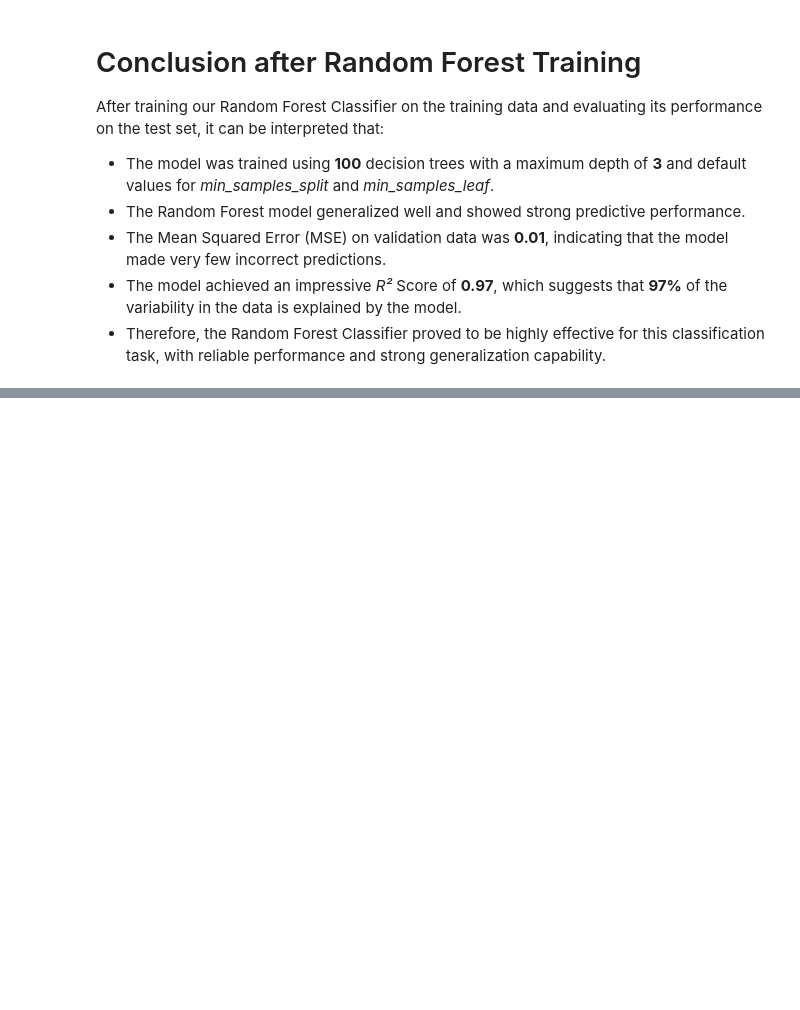
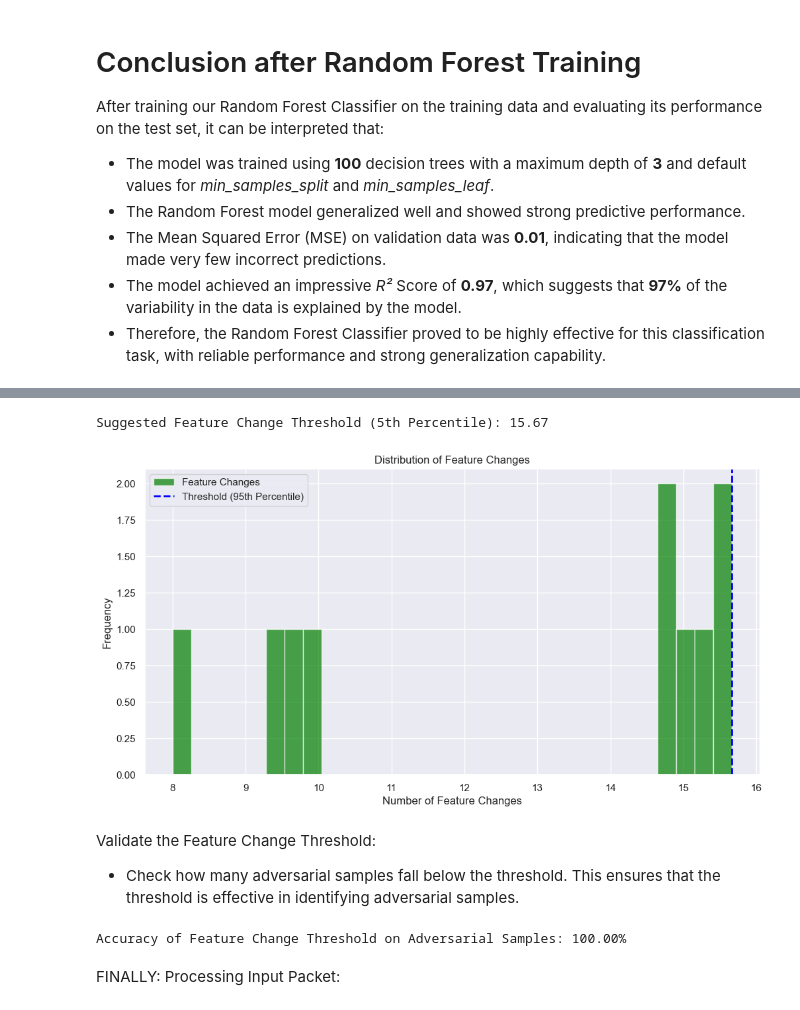
Before and after one commit to s-m-sharjeel/counterfactual-ml-ids, a Jupyter notebook: cicids-ids-2018-using-randomforest.ipynb, the cells around one changed output, grey strips where cells are left out. Drawn from its saved outputs; the diff is of its cells as text; code cells hidden in the pictures; blank space fills up the shorter version.

```diff
--- a/cicids-ids-2018-using-randomforest.ipynb
+++ b/cicids-ids-2018-using-randomforest.ipynb
@@ -642,0 +439,27 @@ Corrected Malicious: 2
+# %%
+feature_change_threshold = np.percentile(feature_changes_list, 95)
+print(f"Suggested Feature Change Threshold (95th Percentile): {feature_change_threshold:.2f}")
+
+# Visualize the distribution of feature changes
+plt.hist(feature_changes_list, bins=30, alpha=0.7, color='green', label='Feature Changes')
+plt.axvline(feature_change_threshold, color='blue', linestyle='dashed', linewidth=2, label='Threshold (95th Percentile)')
+plt.xlabel('Number of Feature Changes')
+plt.ylabel('Frequency')
+plt.title('Distribution of Feature Changes')
+plt.legend()
+plt.show()
+# %% [output]
+Suggested Feature Change Threshold (5th Percentile): 15.67
+[figure, added]
+# %% [markdown]
+Validate the Feature Change Threshold:
+- Check how many adversarial samples fall below the threshold.
+This ensures that the threshold is effective in identifying adversarial samples.
+# %%
+adversarial_classified_as_adversarial = np.array(feature_changes_list) <= feature_change_threshold
+accuracy = adversarial_classified_as_adversarial.sum() / len(feature_changes_list) * 100
+print(f"Accuracy of Feature Change Threshold on Adversarial Samples: {accuracy:.2f}%")
+# %% [output]
+Accuracy of Feature Change Threshold on Adversarial Samples: 100.00%
+# %% [markdown]
+FINALLY: Processing Input Packet:
```
Also changed, not shown: parts of 18 cells of this notebook, 1 other file.
